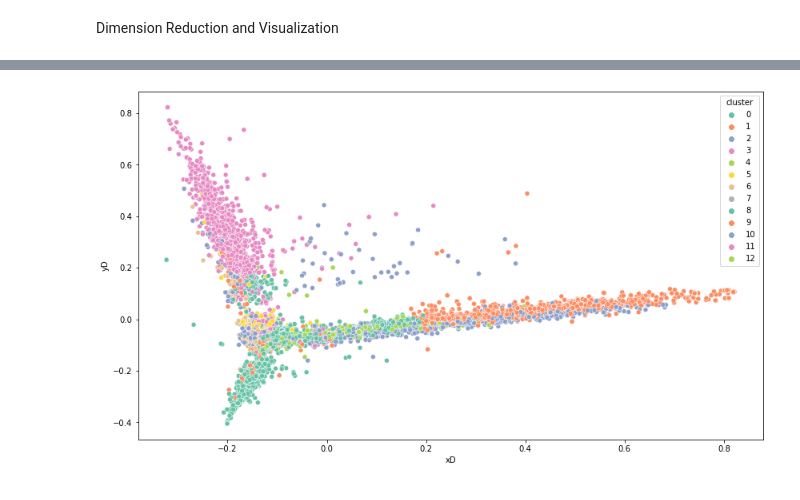
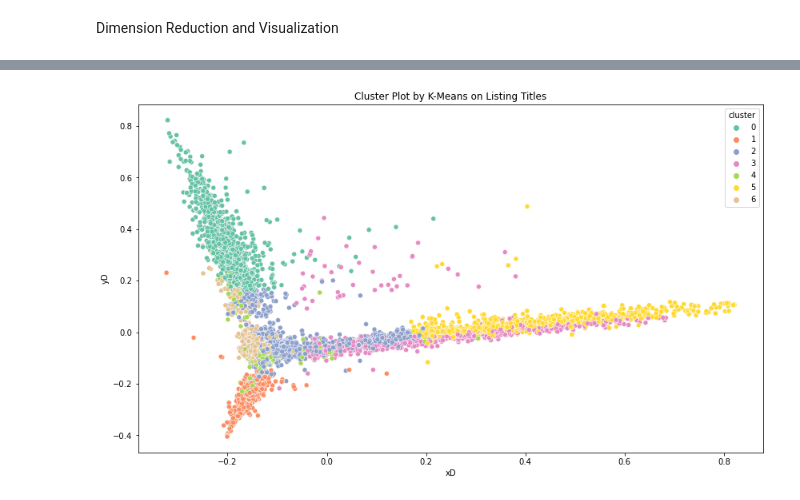
Before and after one commit to torisatori/etsy-pottery, a Jupyter notebook: TF-IDF Vectorization w K-Means Clustering on Titles.ipynb, the cells around one changed output, grey strips where cells are left out. Saved outputs shown, nothing was run; the diff lists cells and outputs as text; code cells hidden in the pictures.

```diff
--- a/TF-IDF Vectorization w K-Means Clustering on Titles.ipynb
+++ b/TF-IDF Vectorization w K-Means Clustering on Titles.ipynb
@@ -92,6 +87,6 @@ def top_words(n):
 # %%
 # intialize k-means
-kmeans = KMeans(n_clusters=13, random_state=42)
+kmeans = KMeans(n_clusters=7, random_state = 42)
 # %%
 # fit the model to the vectors
 kmeans.fit(V)
@@ -148,7 +171,8 @@ spoon, rest, kitchen, holder, dish, blue, tea, green, utensil, white
 # %%
 # plot the clusters
 plt.figure(figsize=(14, 8))
 sns.scatterplot(data=df, x="xD", y="yD", hue='cluster', palette="Set2")
+plt.title('Cluster Plot by K-Means on Listing Titles')
 plt.show()
 # %% [output]
-[figure, old version]
+[figure, new version]
```
Also changed, not shown: parts of 21 cells of this notebook, 5 other files.
